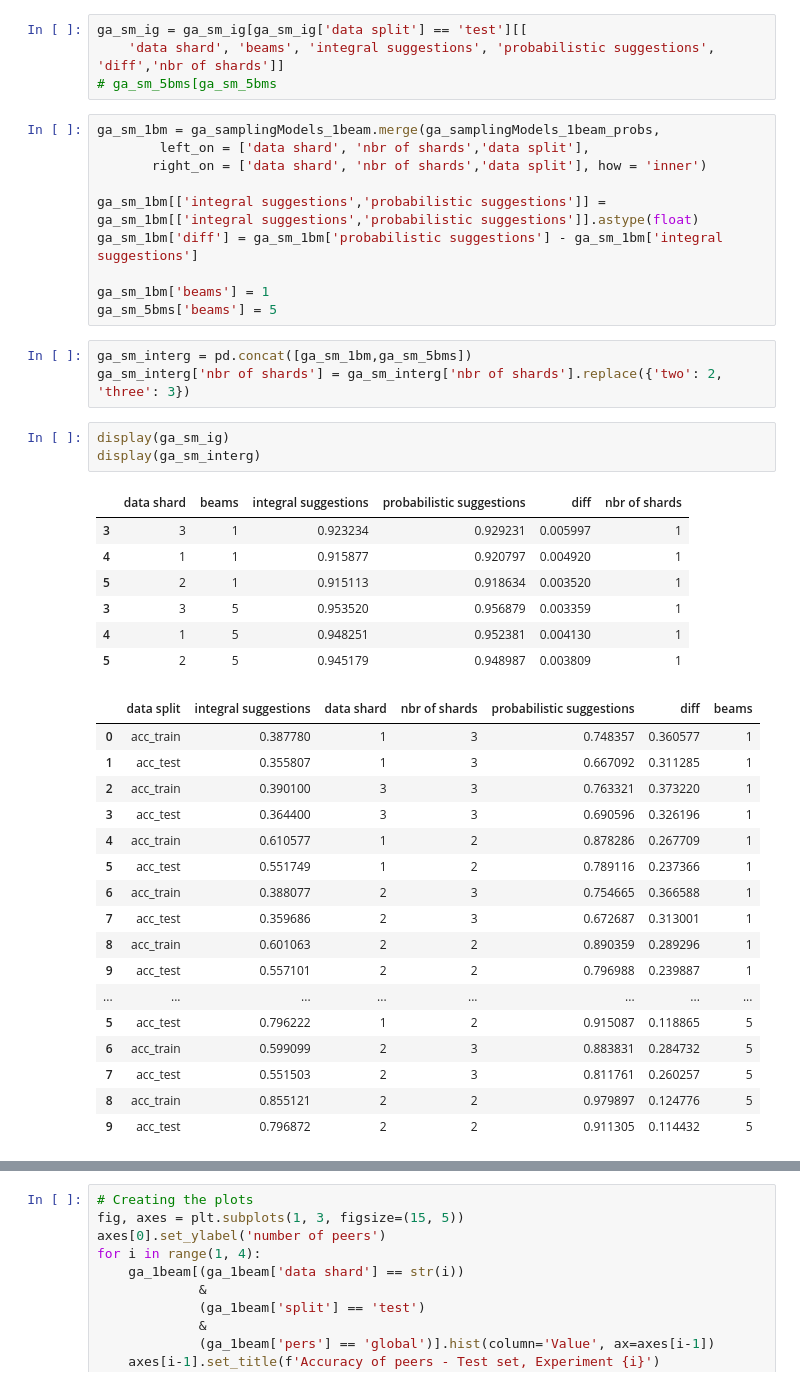
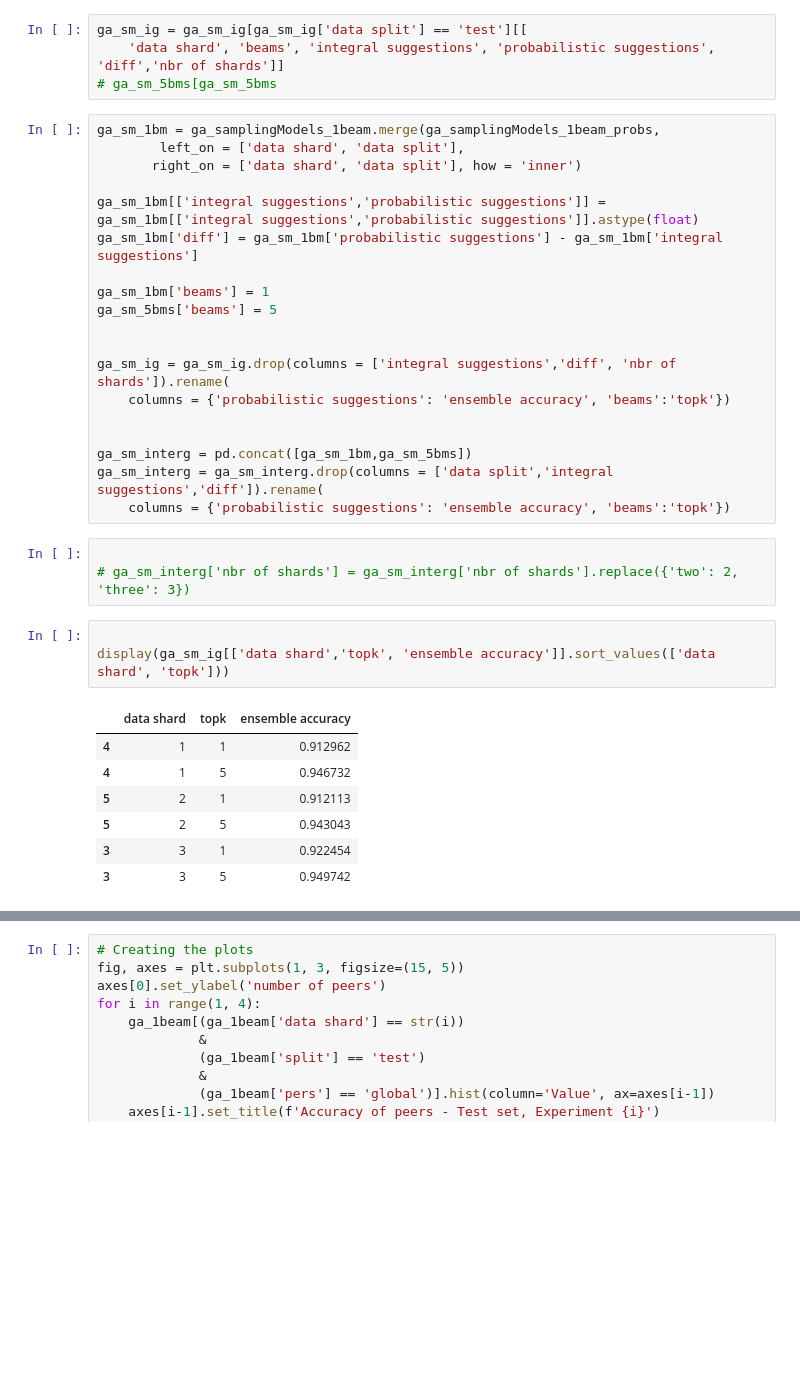
Before and after one commit to pneague/De-DSI, a Jupyter notebook: Data Analysis of Group Performances.ipynb, the cells around one changed output, grey strips where cells are left out. Drawn from its saved outputs; the diff is of its cells as text; blank space fills up the shorter version.

```diff
--- a/Data Analysis of Group Performances.ipynb
+++ b/Data Analysis of Group Performances.ipynb
@@ -284,42 +285,34 @@ ga_sm_ig = ga_sm_ig[ga_sm_ig['data split'] == 'test'][[
 # ga_sm_5bms[ga_sm_5bms
 # %%
 ga_sm_1bm = ga_samplingModels_1beam.merge(ga_samplingModels_1beam_probs,
-        left_on = ['data shard', 'nbr of shards','data split'],
-       right_on = ['data shard', 'nbr of shards','data split'], how = 'inner')
+        left_on = ['data shard', 'data split'],
+       right_on = ['data shard', 'data split'], how = 'inner')
 
 ga_sm_1bm[['integral suggestions','probabilistic suggestions']] = ga_sm_1bm[['integral suggestions','probabilistic suggestions']].astype(float)
 ga_sm_1bm['diff'] = ga_sm_1bm['probabilistic suggestions'] - ga_sm_1bm['integral suggestions']
 
 ga_sm_1bm['beams'] = 1
 ga_sm_5bms['beams'] = 5
+
+
+ga_sm_ig = ga_sm_ig.drop(columns = ['integral suggestions','diff', 'nbr of shards']).rename(
+    columns = {'probabilistic suggestions': 'ensemble accuracy', 'beams':'topk'})
+
+
+ga_sm_interg = pd.concat([ga_sm_1bm,ga_sm_5bms])
+ga_sm_interg = ga_sm_interg.drop(columns = ['data split','integral suggestions','diff']).rename(
+    columns = {'probabilistic suggestions': 'ensemble accuracy', 'beams':'topk'})
 # %%
-ga_sm_interg = pd.concat([ga_sm_1bm,ga_sm_5bms])
-ga_sm_interg['nbr of shards'] = ga_sm_interg['nbr of shards'].replace({'two': 2, 'three': 3})
+
+# ga_sm_interg['nbr of shards'] = ga_sm_interg['nbr of shards'].replace({'two': 2, 'three': 3})
 # %%
-display(ga_sm_ig)
-display(ga_sm_interg)
+
+display(ga_sm_ig[['data shard','topk', 'ensemble accuracy']].sort_values(['data shard', 'topk']))
 # %% [output]
-|  | data shard | beams | integral suggestions | probabilistic suggestions | diff | nbr of shards |
-| 3 | 3 | 1 | 0.923234 | 0.929231 | 0.005997 | 1 |
-| 4 | 1 | 1 | 0.915877 | 0.920797 | 0.004920 | 1 |
-| 5 | 2 | 1 | 0.915113 | 0.918634 | 0.003520 | 1 |
-| 3 | 3 | 5 | 0.953520 | 0.956879 | 0.003359 | 1 |
-| 4 | 1 | 5 | 0.948251 | 0.952381 | 0.004130 | 1 |
-| 5 | 2 | 5 | 0.945179 | 0.948987 | 0.003809 | 1 |
+|  | data shard | topk | ensemble accuracy |
+| 4 | 1 | 1 | 0.912962 |
+| 4 | 1 | 5 | 0.946732 |
+| 5 | 2 | 1 | 0.912113 |
+| 5 | 2 | 5 | 0.943043 |
+| 3 | 3 | 1 | 0.922454 |
+| 3 | 3 | 5 | 0.949742 |
-|  | data split | integral suggestions | data shard | nbr of shards | probabilistic suggestions | diff | beams |
-| 0 | acc_train | 0.387780 | 1 | 3 | 0.748357 | 0.360577 | 1 |
-| 1 | acc_test | 0.355807 | 1 | 3 | 0.667092 | 0.311285 | 1 |
-| 2 | acc_train | 0.390100 | 3 | 3 | 0.763321 | 0.373220 | 1 |
-| 3 | acc_test | 0.364400 | 3 | 3 | 0.690596 | 0.326196 | 1 |
-| 4 | acc_train | 0.610577 | 1 | 2 | 0.878286 | 0.267709 | 1 |
-| 5 | acc_test | 0.551749 | 1 | 2 | 0.789116 | 0.237366 | 1 |
-| 6 | acc_train | 0.388077 | 2 | 3 | 0.754665 | 0.366588 | 1 |
-| 7 | acc_test | 0.359686 | 2 | 3 | 0.672687 | 0.313001 | 1 |
-| 8 | acc_train | 0.601063 | 2 | 2 | 0.890359 | 0.289296 | 1 |
-| 9 | acc_test | 0.557101 | 2 | 2 | 0.796988 | 0.239887 | 1 |
-| ... | ... | ... | ... | ... | ... | ... | ... |
-| 5 | acc_test | 0.796222 | 1 | 2 | 0.915087 | 0.118865 | 5 |
-| 6 | acc_train | 0.599099 | 2 | 3 | 0.883831 | 0.284732 | 5 |
-| 7 | acc_test | 0.551503 | 2 | 3 | 0.811761 | 0.260257 | 5 |
-| 8 | acc_train | 0.855121 | 2 | 2 | 0.979897 | 0.124776 | 5 |
-| 9 | acc_test | 0.796872 | 2 | 2 | 0.911305 | 0.114432 | 5 |
```
Also changed, not shown: parts of 29 cells of this notebook, 3 other files.
